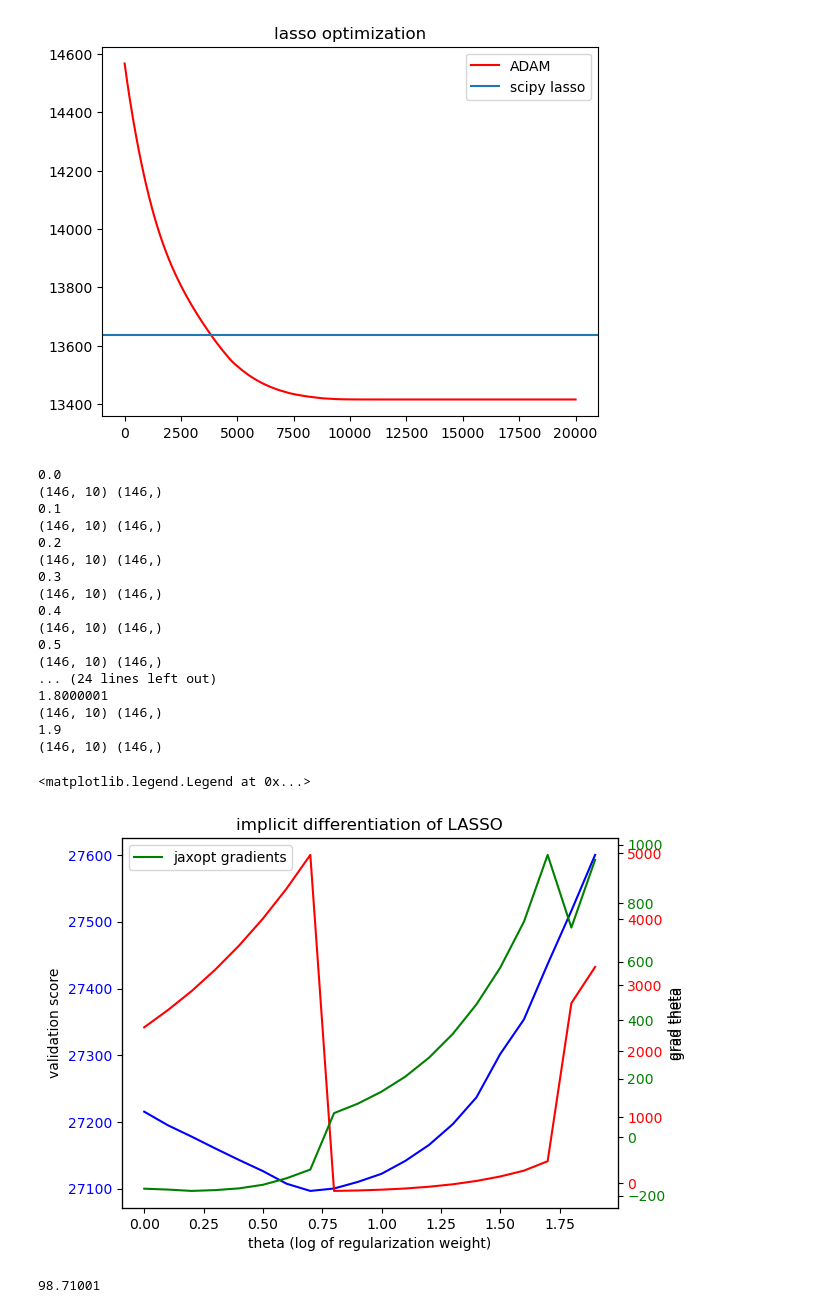
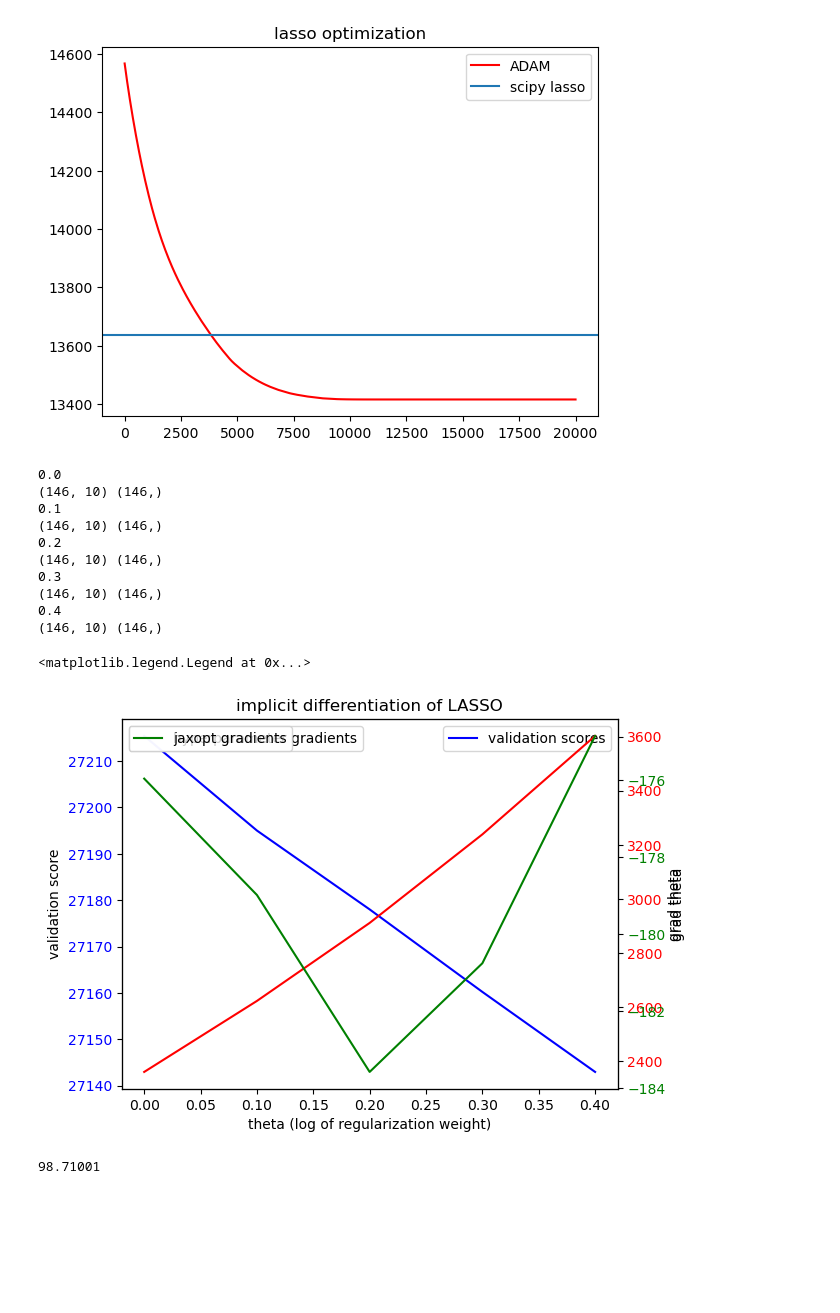
Before and after one commit to jacobe90/birdflow-bilevel, a Jupyter notebook: dev-notebooks/implicit-diff-conjugate-gradient-lasso.ipynb, the cells around one changed output. Drawn from its saved outputs; the diff is of its cells as text; code cells hidden in the pictures; blank space fills up the shorter version.

```diff
--- a/dev-notebooks/implicit-diff-conjugate-gradient-lasso.ipynb
+++ b/dev-notebooks/implicit-diff-conjugate-gradient-lasso.ipynb
@@ -221,19 +214,14 @@ def hyperparameter_gradient(theta, data):
     # solve for hyperparameter gradient with conjugate gradient
     v = grad_outer(w_fit, (X_val, y_val))
     B = jacobian(grad_inner, argnums=1)(w_fit, theta, (X_tr, y_tr))
-    A = -jacobian(grad_inner, argnums=0)(w_fit, theta, (X_tr, y_tr))
-#     print(B)
-    J = jnp.dot(jnp.linalg.inv(A), B)
-    grad_theta_direct = jnp.dot(v.T, J)
-#     def matvec_A(u):
-#         return jvp(lambda w: grad_inner(w, theta, (X_tr, y_tr)), (w_fit,), (u,))[1]
 
-#     A = jacobian(grad_inner, argnums=0)(w_fit, theta, (X_tr, y_tr))
+    def matvec_A(u):
+        return -jvp(lambda w: grad_inner(w, theta, (X_tr, y_tr)), (w_fit,), (u,))[1]
 
-#     u = conjugate_gradient(matvec_A, v.T)[0] # compute directly?
-#     grad_theta = -jnp.dot(u.T, B)
+    u = conjugate_gradient(matvec_A, v.T)[0] # compute directly?
+    grad_theta = jnp.dot(u.T, B)
 
-    return grad_theta_direct
+    return grad_theta
 
 # load data
 X, y = datasets.load_diabetes(return_X_y=True)
@@ -244,7 +232,7 @@ X_tr, X_val, y_tr, y_val = data
 grad_jaxopt_outer = jax.grad(jaxopt_outer_objective, has_aux=True)
 
 results = []
-for theta in jnp.arange(0, 2, 0.1):
+for theta in jnp.arange(0, 0.5, 0.1):
     print(theta)
     _, w = solve_inner(theta, (X_tr, y_tr))
     val_loss = outer_objective(w, (X_val, y_val))
@@ -262,44 +250,37 @@ fig, ax1 = plt.subplots()
 ax1.plot(thetas, loss, color='blue', label='validation scores')
 ax1.set_xlabel('theta (log of regularization weight)')
 ax1.set_ylabel('validation score')
 ax1.tick_params(axis='y', labelcolor='blue')
-
+ax1.legend()
 ax2 = ax1.twinx()
 ax2.plot(thetas, grads, color='red', label='hyperparameter gradients')
 ax2.set_xlabel('theta (log of regularization weight)')
 ax2.set_ylabel('grad theta')
 ax2.tick_params(axis='y', labelcolor='red')
-
+ax2.legend()
 ax3 = ax1.twinx()
 ax3.plot(thetas, jaxopt_grads, color='green', label='jaxopt gradients')
 ax3.set_xlabel('theta (log of regularization weight)')
 ax3.set_ylabel('grad theta')
 ax3.tick_params(axis='y', labelcolor='green')
-
+ax3.legend()
 #plt.plot(thetas, loss, label='validation loss for theta')
            # Label for y-axis
 plt.title('implicit differentiation of LASSO')  # Title of the plot
 plt.legend()
 # %% [output]
 0.0
 (146, 10) (146,)
 0.1
 (146, 10) (146,)
 0.2
 (146, 10) (146,)
 0.3
 (146, 10) (146,)
 0.4
 (146, 10) (146,)
-0.5
-(146, 10) (146,)
-... (24 lines left out)
-1.8000001
-(146, 10) (146,)
-1.9
-(146, 10) (146,)
 <matplotlib.legend.Legend at 0x...>
-[figure, old version]
+[figure, new version]
 # %%
 print(hyperparameter_gradient(1.5, data))
 print()
```
Also changed, not shown: parts of 2 cells of this notebook, 3 other files.
